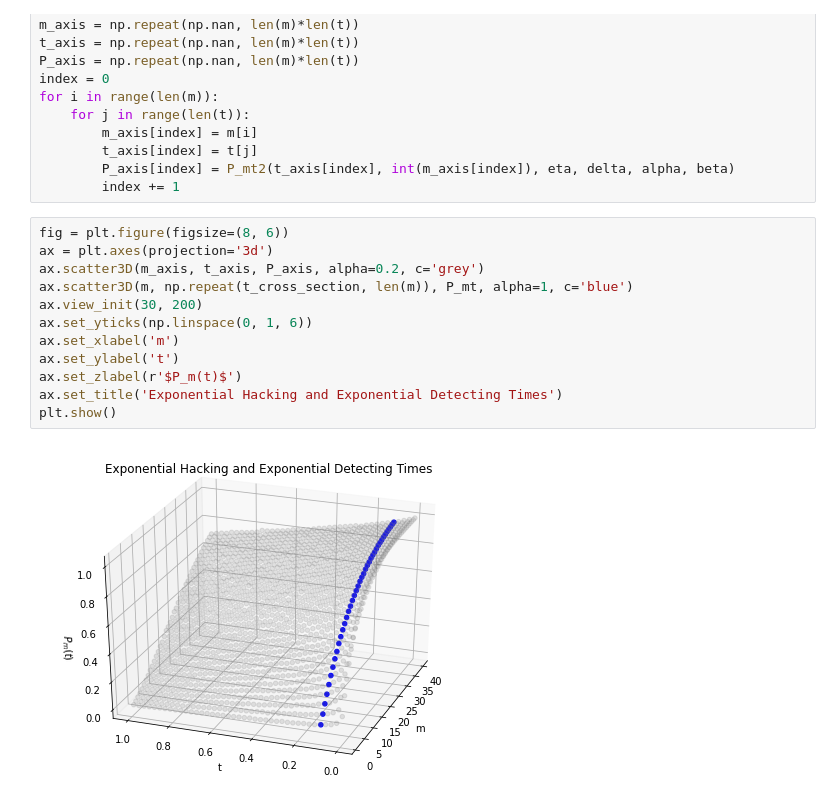
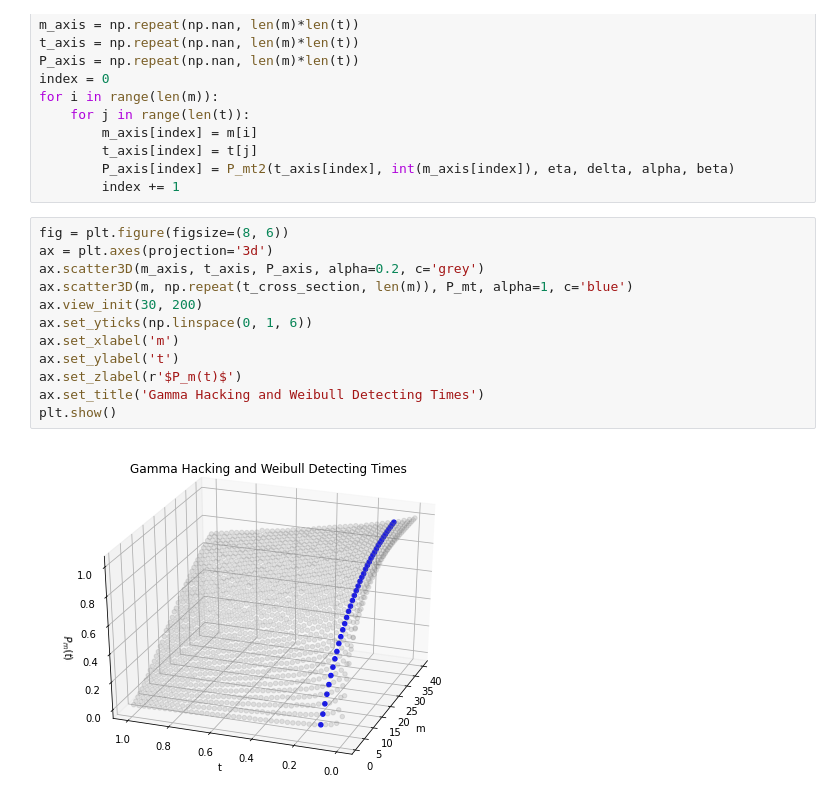
Before and after one commit to xuxiufeng/Blockchain_Simulations, a Jupyter notebook: Probability_Gamma_and_Weibull.ipynb, the cells around one changed output. Drawn from its saved outputs; the diff is of its cells as text.

```diff
--- a/Probability_Gamma_and_Weibull.ipynb
+++ b/Probability_Gamma_and_Weibull.ipynb
@@ -71,14 +71,14 @@ for i in range(len(m)):
 # %%
 fig = plt.figure(figsize=(8, 6))
 ax = plt.axes(projection='3d')
 ax.scatter3D(m_axis, t_axis, P_axis, alpha=0.2, c='grey')
 ax.scatter3D(m, np.repeat(t_cross_section, len(m)), P_mt, alpha=1, c='blue')
 ax.view_init(30, 200)
 ax.set_yticks(np.linspace(0, 1, 6))
 ax.set_xlabel('m')
 ax.set_ylabel('t')
 ax.set_zlabel(r'$P_m(t)$')
-ax.set_title('Exponential Hacking and Exponential Detecting Times')
+ax.set_title('Gamma Hacking and Weibull Detecting Times')
 plt.show()
 # %% [output]
-[figure, old version]
+[figure, new version]
```
